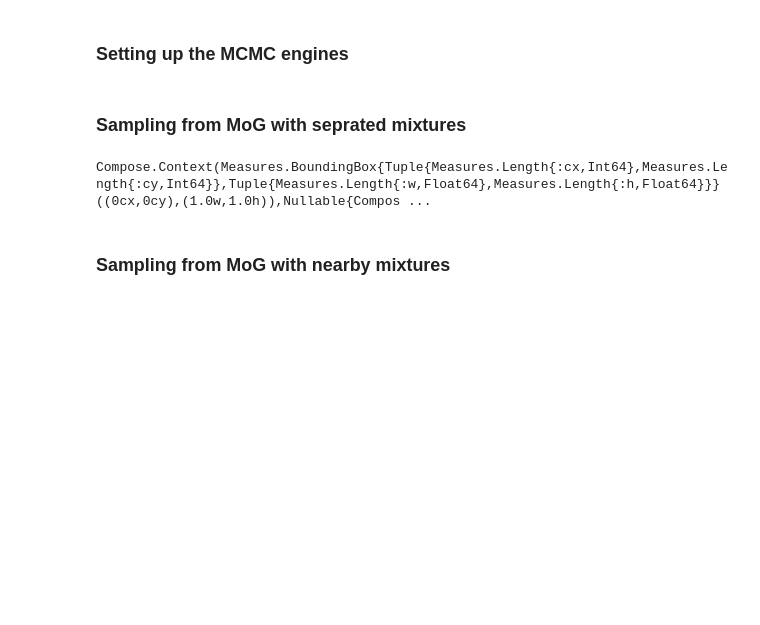
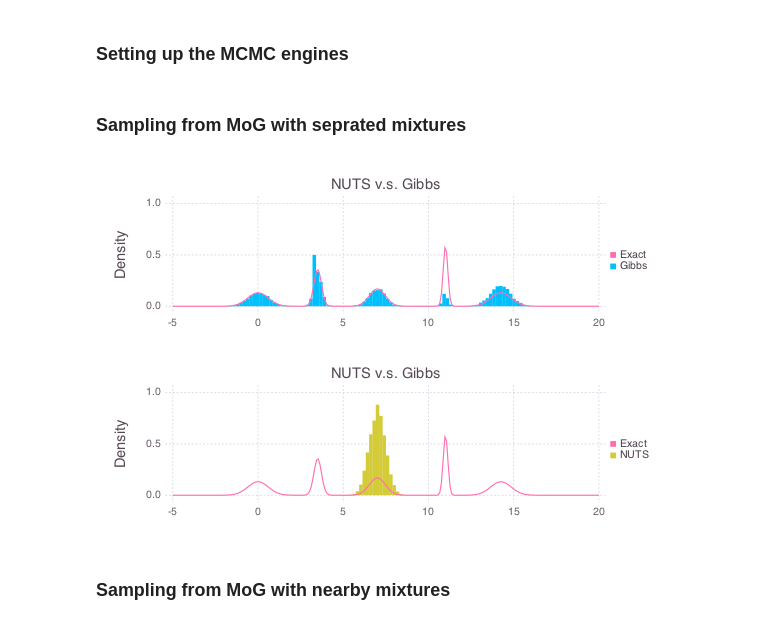
Before and after one commit to TuringLang/Turing.jl, a Jupyter notebook: notebooks/GMM.ipynb, the cells around one changed output. Cells and saved outputs as stored; diff of their text form; code cells hidden in the pictures; blank space fills up the shorter version.

```diff
--- a/notebooks/GMM.ipynb
+++ b/notebooks/GMM.ipynb
@@ -51,16 +52,16 @@ nuts  = NUTS(N, 0.65);
 ### Sampling from MoG with seprated mixtures
 # %%
 println("Running Gibbs")
-chain_gibbs = sample(GMM(p, μ1, σ), gibbs)
-x_gibbs = map(x_arr -> x_arr[1], chain_gibbs[:x]);
+chain_gibbs1 = sample(GMM(p, μ1, σ), gibbs)
+x_gibbs1 = map(x_arr -> x_arr[1], chain_gibbs1[:x]);
 
 println("Running NUTS")
-chain_nuts = sample(cGMM(p, μ1, σ), nuts)
-x_nuts = map(x_arr -> x_arr[1], chain_nuts[:x]);
+chain_nuts1 = sample(cGMM(p, μ1, σ), nuts)
+x_nuts1 = map(x_arr -> x_arr[1], chain_nuts1[:x]);
-# %%
-visualize(x_gibbs, x_nuts)
-# %% [output]
-Compose.Context(Measures.BoundingBox{Tuple{Measures.Length{:cx,Int64},Measures.Length{:cy,Int64}},Tuple{Measures.Length{:w,Float64},Measures.Length{:h,Float64}}}((0cx,0cy),(1.0w,1.0h)),Nullable{Compos ...
+# %%
+visualize(x_gibbs1, x_nuts1, μ1);
+# %% [output]
+[figure, added]
 # %% [markdown]
 ### Sampling from MoG with nearby mixtures
 # %%
```
Also changed, not shown: parts of 4 cells of this notebook, 3 other files.
